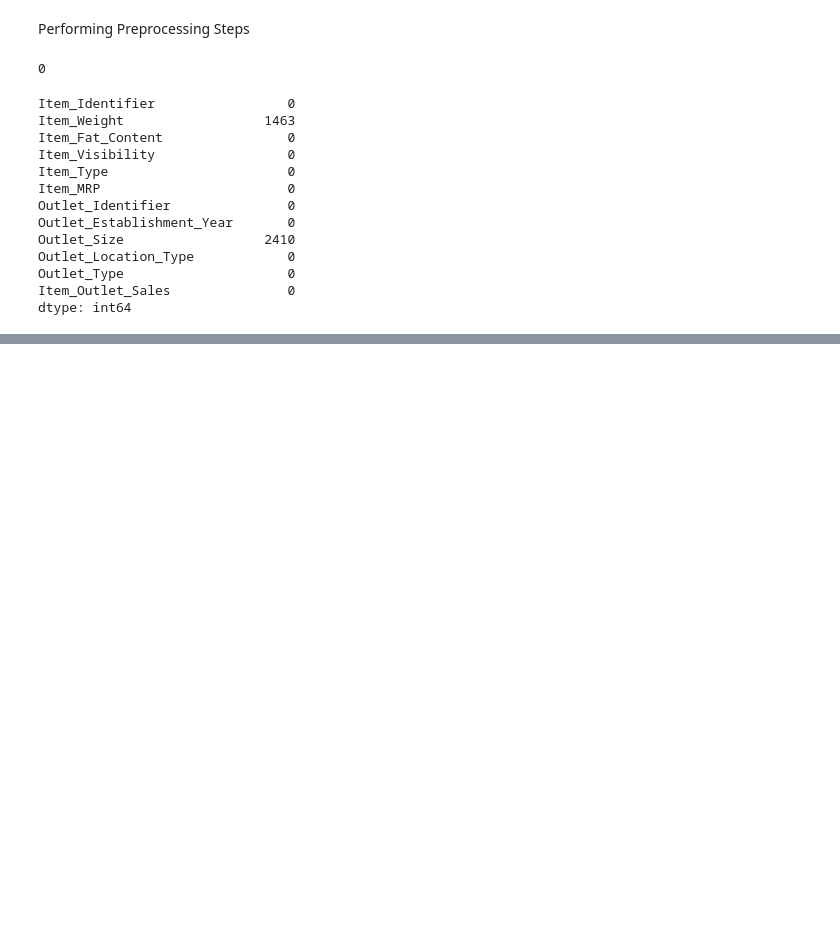
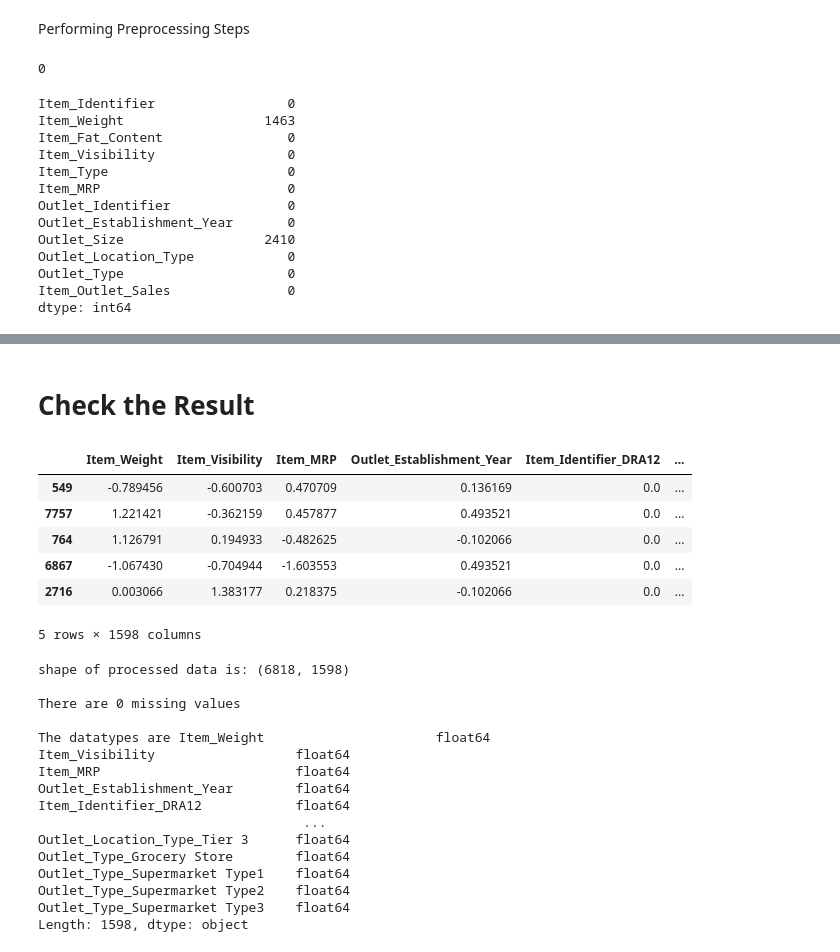
Before and after one commit to davegbade/Prediction-of-Product-Sales, a Jupyter notebook: Project_1_Part_5_(Core).ipynb, the cells around one changed output, grey strips where cells are left out. Saved outputs shown, nothing was run; the diff lists cells and outputs as text; code cells hidden in the pictures; blank space fills up the shorter version.

```diff
--- a/Project_1_Part_5_(Core).ipynb
+++ b/Project_1_Part_5_(Core).ipynb
@@ -708,0 +766,4 @@ X_scaled = scaler.fit_transform(X)
+# %%
+## Create tuples
+number_tuple = ('numeric', scaler, num_selector)
+category_tuple = ('categorical',ohe, cat_selector)
@@ -708,0 +772,6 @@ X_scaled = scaler.fit_transform(X)
+# %%
+ColumnTransformer,
+## Create the preprocessor using make_column_transformer
+preprocessor = ColumnTransformer([number_tuple,
+                                       category_tuple],
+                                       remainder='drop', verbose_feature_names_out=False)
@@ -708,0 +780,3 @@ X_scaled = scaler.fit_transform(X)
+# %%
+# fit on train
+preprocessor.fit(X_train)
@@ -708,0 +795,39 @@ X_scaled = scaler.fit_transform(X)
+# %%
+# Transform the X_train and the X_test
+X_train_proc = preprocessor.transform(X_train)
+X_test_proc = preprocessor.transform(X_test)
+# %% [markdown]
+# Check the Result
+# %%
+# Display the first (5) rows of the dataframe
+display(X_train_proc.head())
+# Check the shape
+print(f'\nshape of processed data is: {X_train_proc.shape}')
+# Check for remaining missing values
+print(f'\nThere are {X_train_proc.isna().sum().sum()} missing values')
+# Check the data types
+print(f'\nThe datatypes are {X_train_proc.dtypes}')
+# %% [output]
+|  | Item_Weight | Item_Visibility | Item_MRP | Outlet_Establishment_Year | Item_Identifier_DRA12 | ... |
+| 549 | -0.789456 | -0.600703 | 0.470709 | 0.136169 | 0.0 | ... |
+| 7757 | 1.221421 | -0.362159 | 0.457877 | 0.493521 | 0.0 | ... |
+| 764 | 1.126791 | 0.194933 | -0.482625 | -0.102066 | 0.0 | ... |
+| 6867 | -1.067430 | -0.704944 | -1.603553 | 0.493521 | 0.0 | ... |
+| 2716 | 0.003066 | 1.383177 | 0.218375 | -0.102066 | 0.0 | ... |
+5 rows × 1598 columns
+shape of processed data is: (6818, 1598)
+
+There are 0 missing values
+
+The datatypes are Item_Weight                      float64
+Item_Visibility                  float64
+Item_MRP                         float64
+Outlet_Establishment_Year        float64
+Item_Identifier_DRA12            float64
+                                  ...
+Outlet_Location_Type_Tier 3      float64
+Outlet_Type_Grocery Store        float64
+Outlet_Type_Supermarket Type1    float64
+Outlet_Type_Supermarket Type2    float64
+Outlet_Type_Supermarket Type3    float64
+Length: 1598, dtype: object
```
Also changed, not shown: parts of 29 cells of this notebook.
